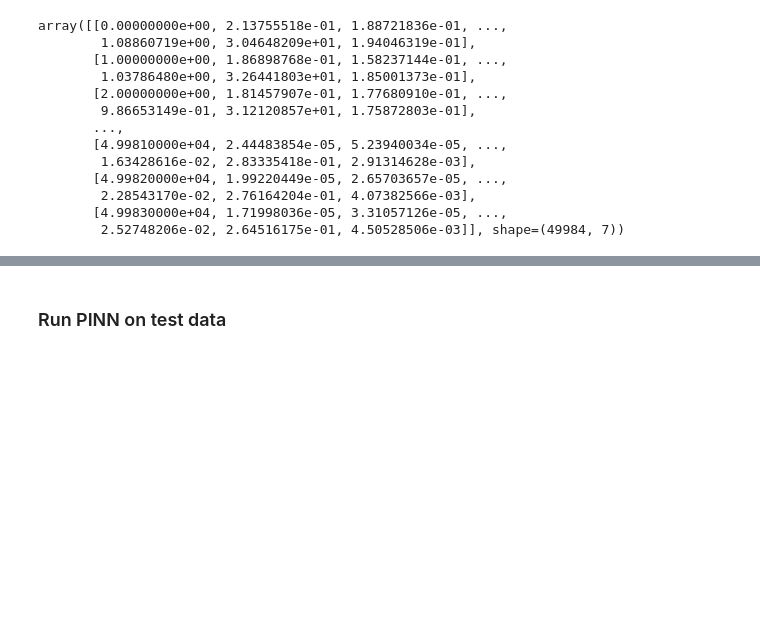
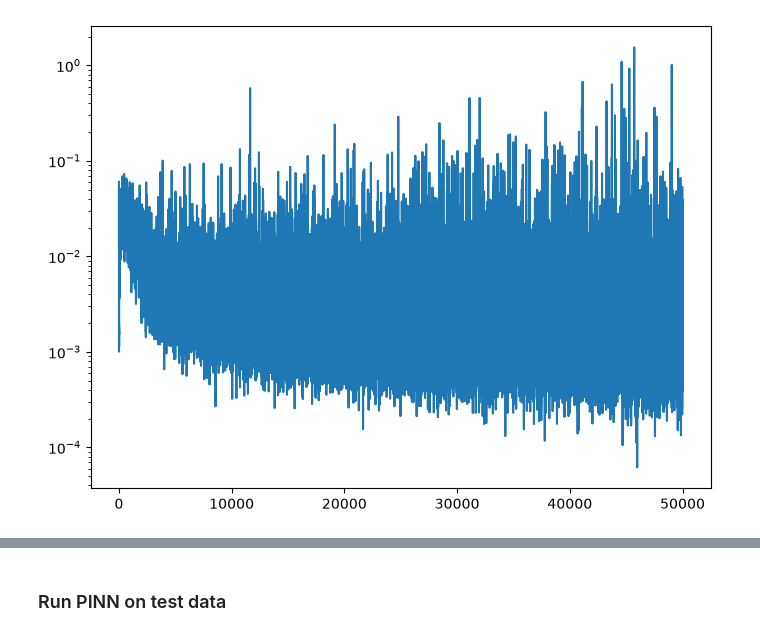
Before and after one commit to Adamjakobsen/SCAR-EP-PINN, a Jupyter notebook: explore_data.ipynb, the cells around one changed output, grey strips where cells are left out. Saved outputs shown, nothing was run; the diff lists cells and outputs as text; code cells hidden in the pictures; blank space fills up the shorter version.

```diff
--- a/explore_data.ipynb
+++ b/explore_data.ipynb
@@ -11,21 +18,24 @@ train_loss_path = os.path.abspath("./experiments/case_1/" + model_folder + "/los
 # %%
 train_losses = np.load(train_loss_path)
+phys_losses = np.load(phys_losses_path)
-# %%
-train_losses
-# %% [output]
-array([[0.00000000e+00, 2.13755518e-01, 1.88721836e-01, ...,
-        1.08860719e+00, 3.04648209e+01, 1.94046319e-01],
-       [1.00000000e+00, 1.86898768e-01, 1.58237144e-01, ...,
-        1.03786480e+00, 3.26441803e+01, 1.85001373e-01],
-       [2.00000000e+00, 1.81457907e-01, 1.77680910e-01, ...,
-        9.86653149e-01, 3.12120857e+01, 1.75872803e-01],
-       ...,
-       [4.99810000e+04, 2.44483854e-05, 5.23940034e-05, ...,
-        1.63428616e-02, 2.83335418e-01, 2.91314628e-03],
-       [4.99820000e+04, 1.99220449e-05, 2.65703657e-05, ...,
-        2.28543170e-02, 2.76164204e-01, 4.07382566e-03],
-       [4.99830000e+04, 1.71998036e-05, 3.31057126e-05, ...,
-        2.52748206e-02, 2.64516175e-01, 4.50528506e-03]], shape=(49984, 7))
+# %%
+iterations_phys = phys_losses[:, 0]
+pde_loss = phys_losses[:, 1]
+ode_loss = phys_losses[:, 2]
+bc_loss = phys_losses[:, 3]
+ic_v_loss = phys_losses[:, 4]
+ic_w_loss = phys_losses[:, 5]
+# %%
+fig = plt.figure(figsize=(8, 6))
+plt.plot(iterations_phys, pde_loss, label="PDE loss")
+# plt.plot(iterations_phys, ode_loss, label="ODE loss")
+# plt.plot(iterations_phys, bc_loss, label="BC loss")
+# plt.plot(iterations_phys, ic_v_loss, label="IC v loss")
+# plt.plot(iterations_phys, ic_w_loss, label="IC w loss")
+
+plt.yscale("log")
+# %% [output]
+[figure, added]
 # %%
 iterations = train_losses[:, 0]
 mse_v = train_losses[:, 1]
```
Also changed, not shown: parts of 40 cells of this notebook.
